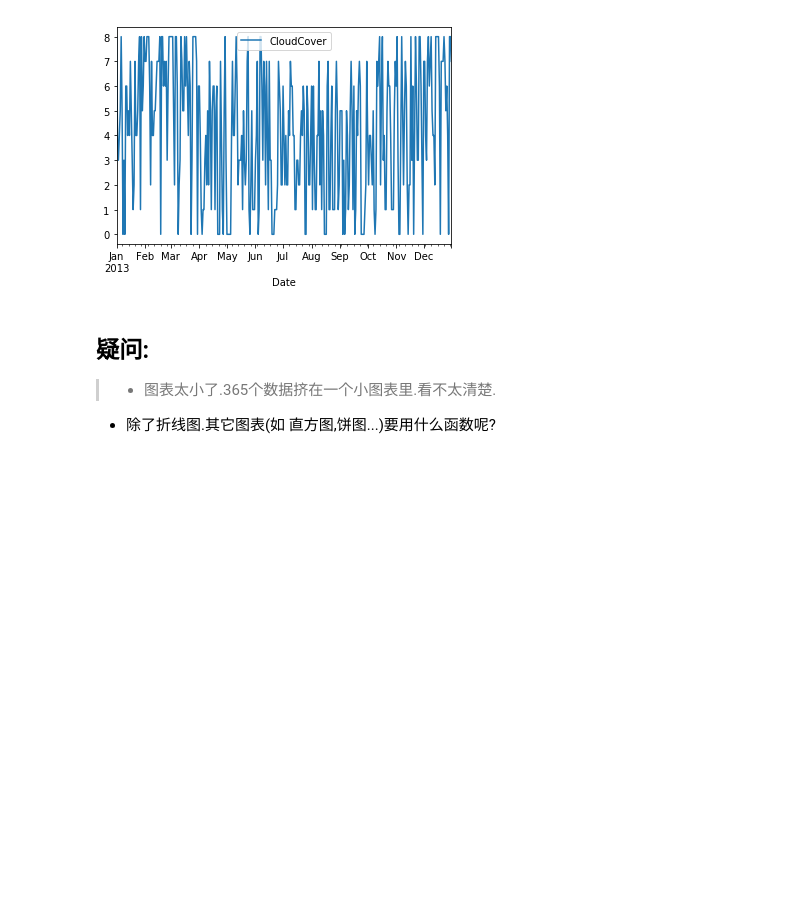
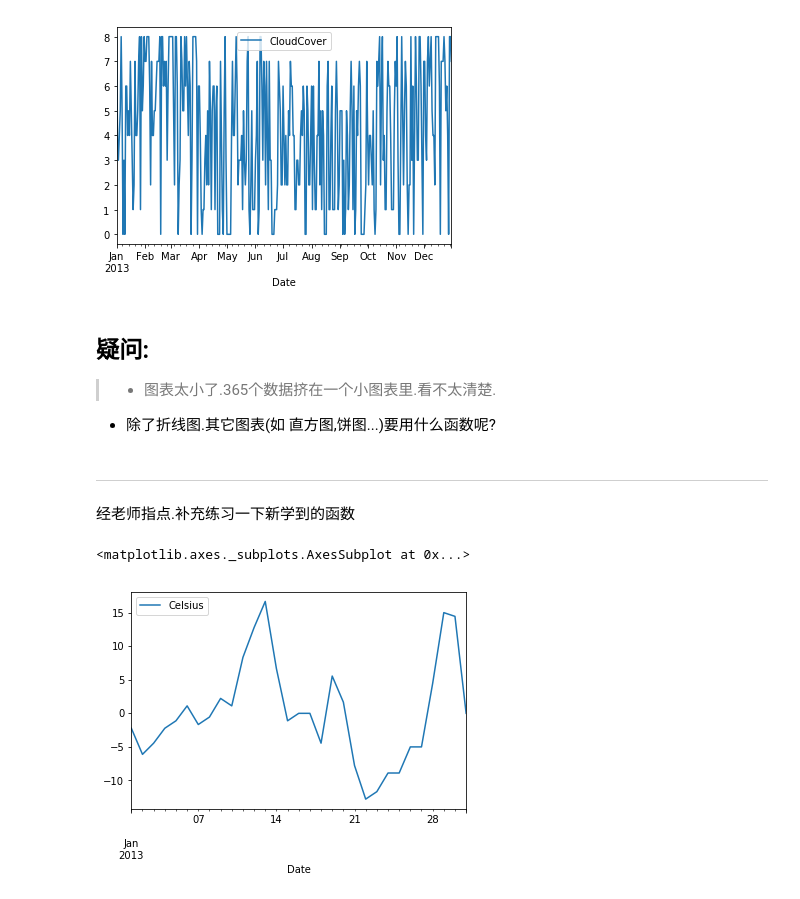
Before and after one commit to pnjoe/data-analysis, a Jupyter notebook: 天气数据简单分析-作业.ipynb, the cells around one changed output. Drawn from its saved outputs; the diff is of its cells as text; code cells hidden in the pictures; blank space fills up the shorter version.

```diff
--- a/天气数据简单分析-作业.ipynb
+++ b/天气数据简单分析-作业.ipynb
@@ -225,3 +225,26 @@ weather.plot(y='CloudCover')
 ## 疑问:
 > * 图表太小了.365个数据挤在一个小图表里.看不太清楚.
 * 除了折线图.其它图表(如 直方图,饼图...)要用什么函数呢?
+# %% [markdown]
+---
+经老师指点.补充练习一下新学到的函数
+# %%
+# 将十二个月份的天气数据切片成单独的月份数据
+Jan=weather.loc['2013-01-01':'2013-01-31']
+Feb=weather.loc['2013-02-01':'2013-02-28']
+Mar=weather.loc['2013-03-01':'2013-03-31']
+Apr=weather.loc['2013-04-01':'2013-04-30']
+May=weather.loc['2013-05-01':'2013-05-31']
+Jun=weather.loc['2013-06-01':'2013-06-30']
+Jul=weather.loc['2013-07-01':'2013-07-31']
+Aug=weather.loc['2013-08-01':'2013-08-31']
+Sep=weather.loc['2013-09-01':'2013-09-30']
+Oct=weather.loc['2013-10-01':'2013-10-31']
+Nov=weather.loc['2013-11-01':'2013-11-30']
+Dec=weather.loc['2013-12-01':'2013-12-31']
+# %%
+# 将1月份的摄氏温度Celsius 绘图出来
+Jan.plot(y='Celsius')
+# %% [output]
+<matplotlib.axes._subplots.AxesSubplot at 0x...>
+[figure, added]
```
Also changed, not shown: parts of 6 cells of this notebook.
